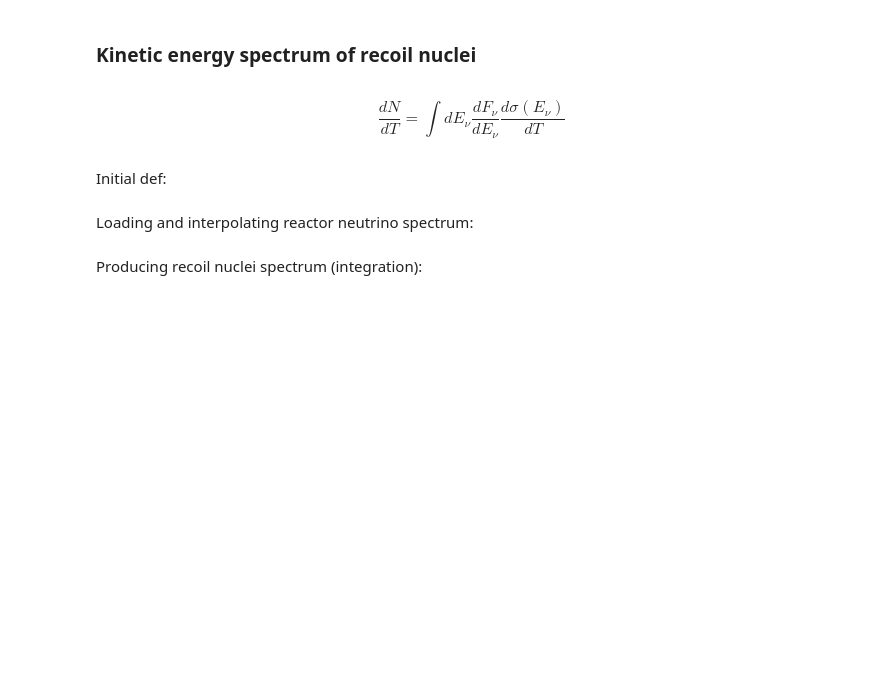
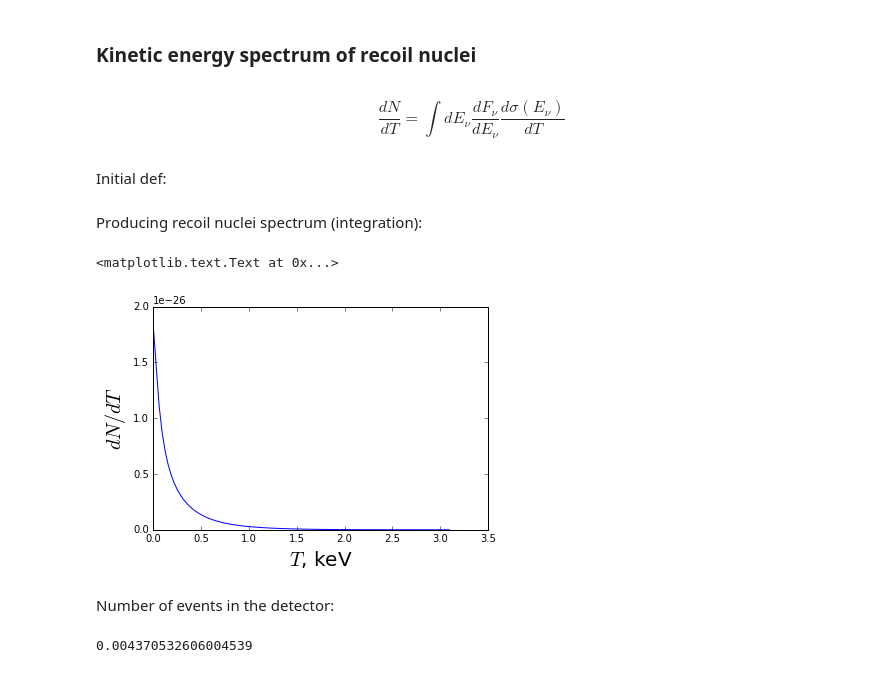
Before and after one commit to alisanozdrina/coherent_neutrino_scattering, a Jupyter notebook: vis/reactor_spectrum.ipynb, the cells around one changed output. Saved outputs shown, nothing was run; the diff lists cells and outputs as text; code cells hidden in the pictures; blank space fills up the shorter version.

Commit message:
ADDED calculation and plot for recoil nucleus spectrum in the detector

```diff
--- a/vis/reactor_spectrum.ipynb
+++ b/vis/reactor_spectrum.ipynb
@@ -15,11 +15,16 @@ import lib.phys_constants as p_const
 from lib.SpectrumInterpolator import SpectrumInterpolator
 from lib.reactor import total_antineutrino_flux
 
+################################# Detector ##########################################################
 Ar_N = 21
 Ar_Z = 18
 Ar_M = 38.964313 * p_const.ATOMIC_MASS_UNIT # MeV
 
+DISTANCE = 50 # m ()
+Ar_MOLAR_MASS = 38.964313 * 1000 # kg/mol
+DETECTOR_MASS = 10 # kg
 ################################# Reactor ##########################################################
+
 POWER_REACTOR = 1000 * p_const.JOULE_IN_eV # MeV/s
 # from "Reactor Neutrino Spectra" by Anna C. Hayes and Petr Vogel
 FISSION_ENERGY_235U  = 201.7 # MeV/fission
@@ -115,3 +122,5 @@ total_flux
+# %%
+reactor_antinu_flux_at_distance = reactor_antinu_flux / (4 * np.math.pi * DISTANCE**2)
 # %% [markdown]
 ### Kinetic energy spectrum of recoil nuclei
 # %% [markdown]
@@ -119,37 +128,49 @@ $$ \frac{dN}{dT} = \int dE_{\nu} \frac{dF_{\nu}}{dE_{\nu}} \frac{d\sigma(E_{\nu}
 # %% [markdown]
 Initial def:
 # %%
-nu_energy_range = np.linspace(1, 7, 100) # MeV
 nucleus_max_kinetic = cn.max_kinetic_recoil_nucleus(Ar_M, nu_energy_range[nu_energy_range.size - 1]) # MeV
 nucleus_kinetic_range = np.linspace(0, nucleus_max_kinetic, 100)
-# %% [markdown]
-Loading and interpolating reactor neutrino spectrum:
-# %%
-data_path = os.path.abspath(config['DATA_PATH'] + 'mock_reactor_neutrino_spectrum.csv')
-interpolator = SpectrumInterpolator(data_path, 'E', 'dN_dE')
-
-nu_energy_spectrum = []
-for i in range(nu_energy_range.size):
-    probability_density = interpolator.interpolate(nu_energy_range[i])
-    nu_energy_spectrum.append(probability_density)
-
-nu_energy_spectrum = np.array(nu_energy_spectrum)
 # %% [markdown]
 Producing recoil nuclei spectrum (integration):
 # %%
-en_increment = nu_energy_spectrum[1] - nu_energy_spectrum[0]
+en_increment = nu_energy_range[1] - nu_energy_range[0]
 nucleus_kinetic_spectrum = []
+
 for nucleus_kinetic in nucleus_kinetic_range:
     #min nu energy to integrate
     min_nu_energy = cn.min_energy_neutrino_produce_recoil_nucleus(Ar_M, nucleus_kinetic)
     #index in nu_energy_range
     first_index = np.argmax(nu_energy_range >= min_nu_energy)
+    probability_density = 0
 
-    probability_density = 0
     for i in range(first_index, nu_energy_range.size):
         diff_cs = cn.differential_cross_section_for_nucleus_kinetic(Ar_Z, Ar_N, Ar_M, nu_energy_range[i], nucleus_kinetic)
-        probability_density += en_increment * nu_energy_spectrum[i] * diff_cs
+        diff_cs *= p_const.CONVERSION_hc**2 ## MeV^-2 ---> cm^2
+        probability_density += en_increment * reactor_antinu_flux_at_distance[i] * diff_cs
 
     nucleus_kinetic_spectrum.append(probability_density)
 
 nucleus_kinetic_spectrum = np.array(nucleus_kinetic_spectrum)
+
+plt.plot(nucleus_kinetic_range*1000, nucleus_kinetic_spectrum)
+plt.xlabel('$T}$, keV', fontsize=20)
+plt.ylabel('$ dN/dT$', fontsize=20)
+# %% [output]
+<matplotlib.text.Text at 0x...>
+[figure, added]
+# %% [markdown]
+Number of events in the detector:
+# %%
+target_number = p_const.AVOGADRO * DETECTOR_MASS / Ar_MOLAR_MASS
+
+total_events = 0.
+treashold = .5 / 1000 # MeV
+delta_kin = nucleus_kinetic_range[1] - nucleus_kinetic_range[0]
+for i in range(nucleus_kinetic_range.size):
+    if nucleus_kinetic_range[i] < treashold:
+        continue
+    total_events += nucleus_kinetic_spectrum[i] * delta_kin
+
+total_events * target_number * 30758400 * 2
+# %% [output]
+0.004370532606004539
```
Also changed, not shown: parts of 1 cell of this notebook, 1 other file.
